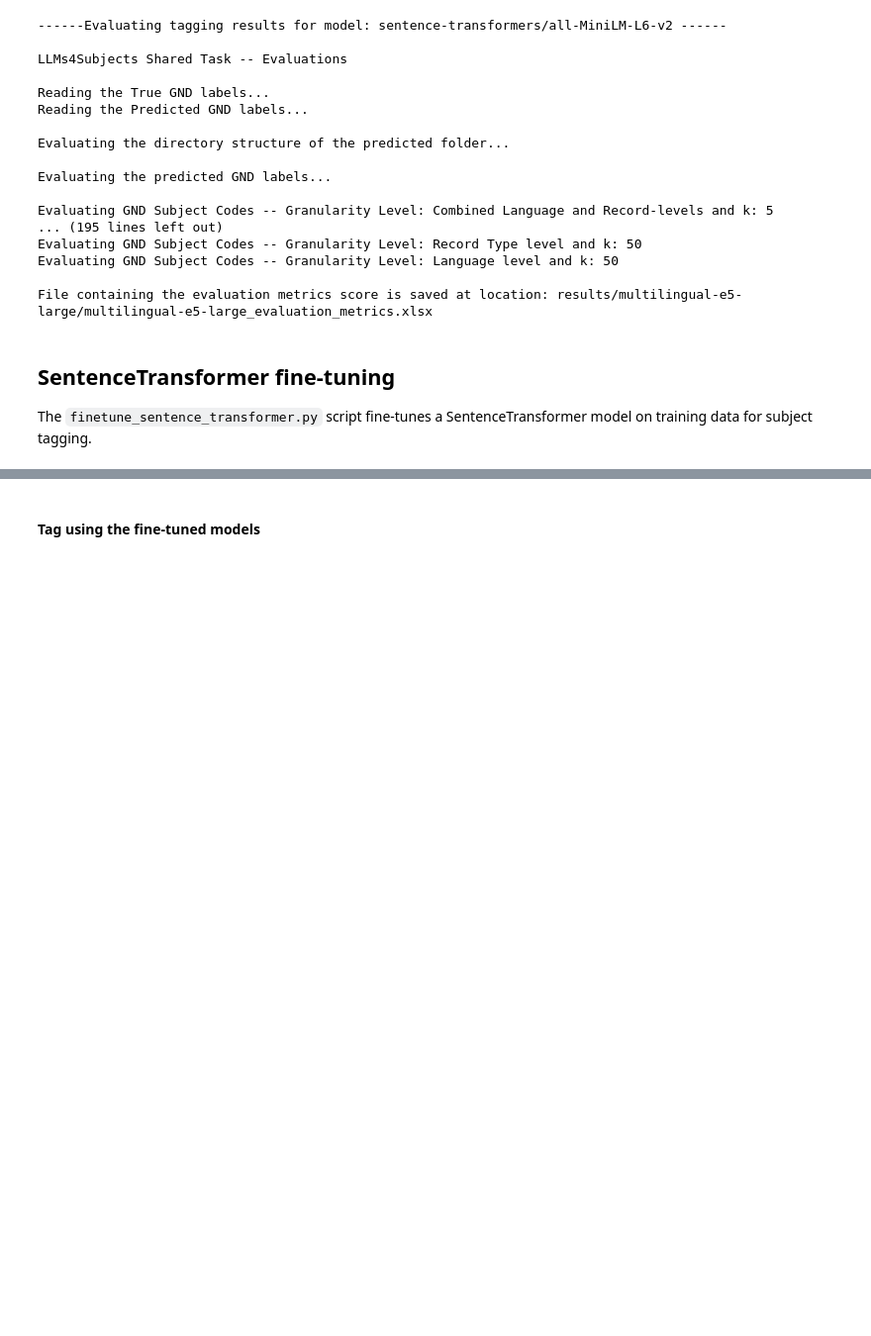
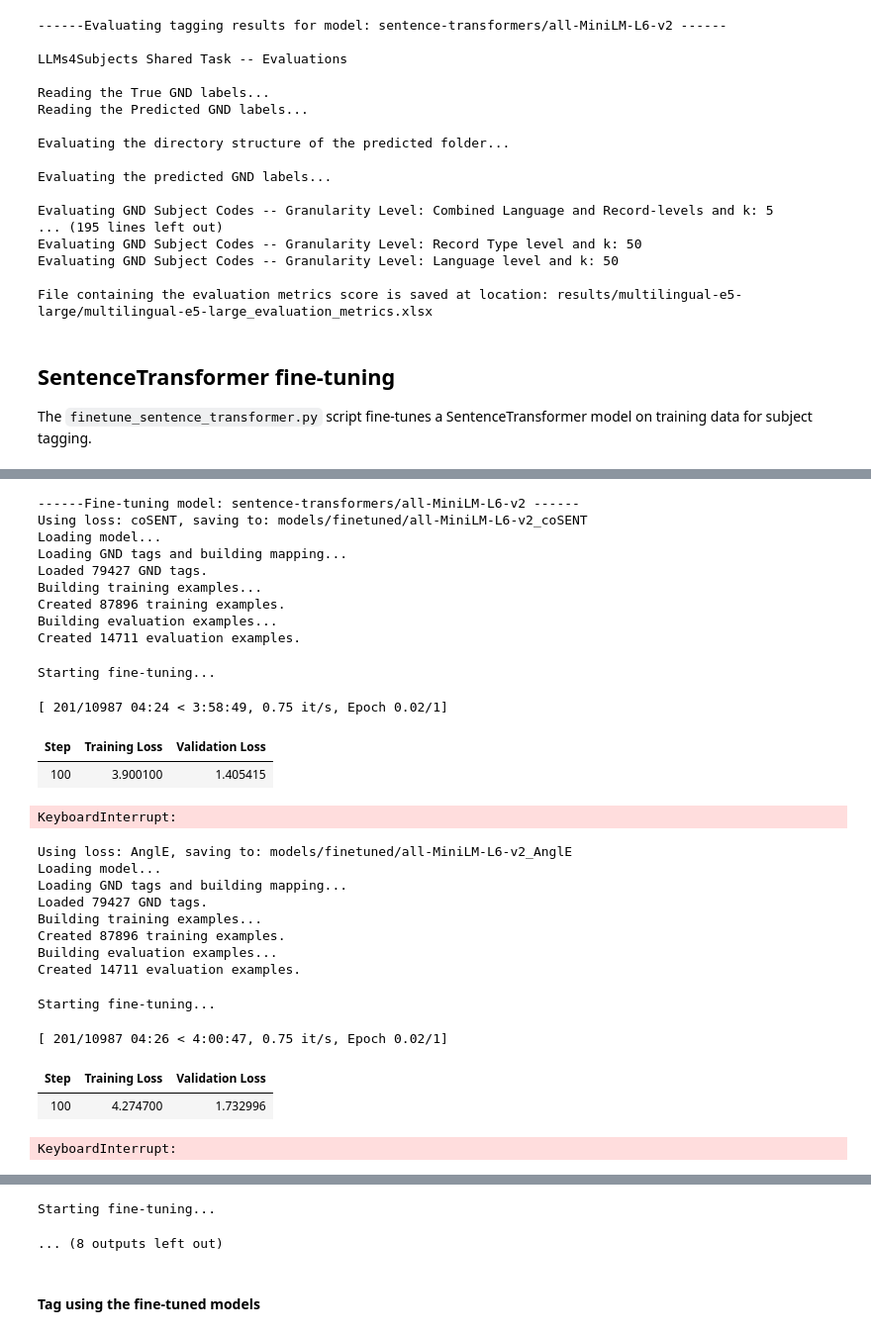
Before and after one commit to MicheleCazzola/llms4subjects, a Jupyter notebook: embedding_similarity_tagging.ipynb, the cells around one changed output, grey strips where cells are left out. Shown: that part at 99% size. Cells and saved outputs as stored; diff of their text form; code cells hidden in the pictures; blank space fills up the shorter version.

Commit message:
feat: different losses for fine-tuning

```diff
--- a/embedding_similarity_tagging.ipynb
+++ b/embedding_similarity_tagging.ipynb
@@ -124,22 +123,3 @@ models = [
     # "T-Systems-onsite/cross-en-de-roberta-sentence-transformer", # this gives warning "No sentence-transformers model found with name ...", but it's ok
     # "intfloat/multilingual-e5-large",
 ]
-# %%
-# Finetune all SentenceTransformer models on the training data
-for model_name in models:
-    print(f"\n------Fine-tuning model: {model_name} ------")
-
-    model_name_clean = model_name.split("/")[-1]
-    training_data_dir = "shared-task-datasets/TIBKAT/tib-core-subjects/data/train"
-    eval_data_dir = "shared-task-datasets/TIBKAT/tib-core-subjects/data/dev"
-    gnd_tags_file = "shared-task-datasets/GND/dataset/GND-Subjects-tib-core.json"
-    output_model_path = f"models/finetuned/{model_name_clean}"
-
-    %run finetune_sentence_transformer.py \
-            --training_path {training_data_dir} \
-            --eval_path {eval_data_dir} \
-            --gnd_tags_file {gnd_tags_file} \
-            --model_name {model_name} \
-            --output_model_path {output_model_path} \
-            --batch_size 16 \
-            --num_epochs 1
@@ -169,0 +126,57 @@ View run at https://wandb.ai/andrea-delli-politecnico-di-torino/sentence-transfo
+# %%
+# Define the list of losses to test
+losses = ["coSENT", "AnglE", "CosineSimilarity", "MultipleNegativesRanking", "Triplet"]
+
+# Finetune all SentenceTransformer models on the training data for each loss function
+for model_name in models:
+    print(f"\n------Fine-tuning model: {model_name} ------")
+    model_name_clean = model_name.split("/")[-1]
+
+    # Common directories and files
+    training_data_dir = "shared-task-datasets/TIBKAT/tib-core-subjects/data/train"
+    eval_data_dir = "shared-task-datasets/TIBKAT/tib-core-subjects/data/dev"
+    gnd_tags_file = "shared-task-datasets/GND/dataset/GND-Subjects-tib-core.json"
+
+    for loss in losses:
+        # Modify the output path to include the loss function name
+        output_model_path = f"models/finetuned/{model_name_clean}_{loss}"
+        print(f"Using loss: {loss}, saving to: {output_model_path}")
+
+        # Run the fine-tuning script with the specified loss
+        %run finetune_sentence_transformer.py \
+                --training_path { training_data_dir } \
+                --eval_path { eval_data_dir } \
+                --gnd_tags_file { gnd_tags_file } \
+                --model_name { model_name } \
+                --output_model_path { output_model_path } \
+                --batch_size 16 \
+                --num_epochs 1 \
+                --loss { loss }
+# %% [output]
+------Fine-tuning model: sentence-transformers/all-MiniLM-L6-v2 ------
+Using loss: coSENT, saving to: models/finetuned/all-MiniLM-L6-v2_coSENT
+Loading model...
+Loading GND tags and building mapping...
+Loaded 79427 GND tags.
+Building training examples...
+Created 87896 training examples.
+Building evaluation examples...
+Created 14711 evaluation examples.
+Starting fine-tuning...
+[ 201/10987 04:24 < 3:58:49, 0.75 it/s, Epoch 0.02/1]
+| Step | Training Loss | Validation Loss |
+| 100 | 3.900100 | 1.405415 |
+KeyboardInterrupt:
+Using loss: AnglE, saving to: models/finetuned/all-MiniLM-L6-v2_AnglE
+Loading model...
+Loading GND tags and building mapping...
+Loaded 79427 GND tags.
+Building training examples...
+Created 87896 training examples.
+Building evaluation examples...
+Created 14711 evaluation examples.
+Starting fine-tuning...
+[ 201/10987 04:26 < 4:00:47, 0.75 it/s, Epoch 0.02/1]
+| Step | Training Loss | Validation Loss |
+| 100 | 4.274700 | 1.732996 |
+KeyboardInterrupt:
@@ -170,3 +191,5 @@ View run at https://wandb.ai/andrea-delli-politecnico-di-torino/sentence-transfo
+Starting fine-tuning...
+... (8 outputs left out)
 # %% [markdown]
 #### Tag using the fine-tuned models
 # %%
```
Also changed, not shown: parts of 7 cells of this notebook, 1 other file.
